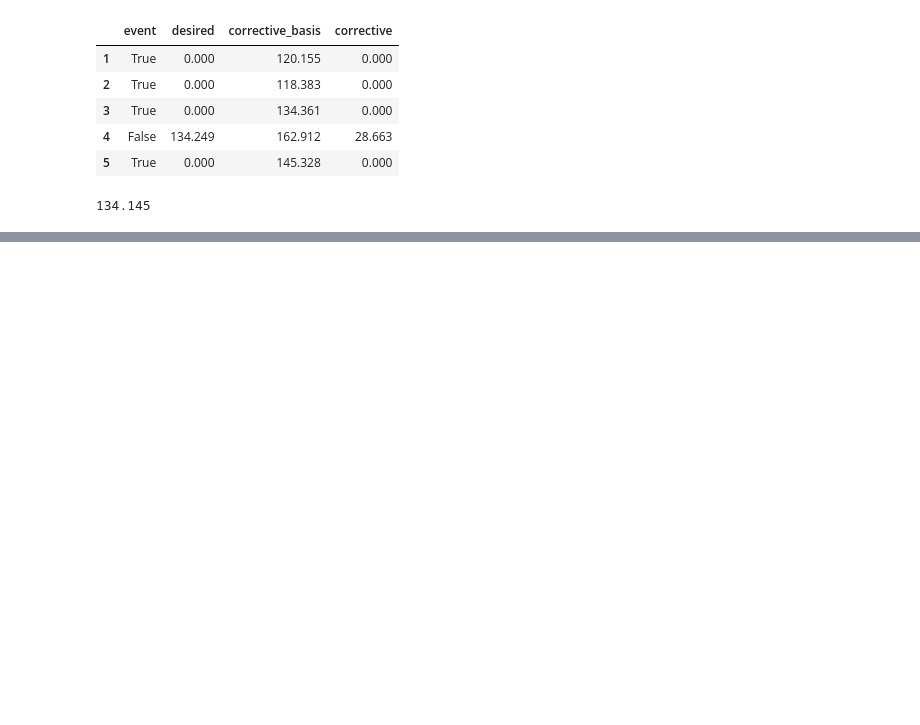
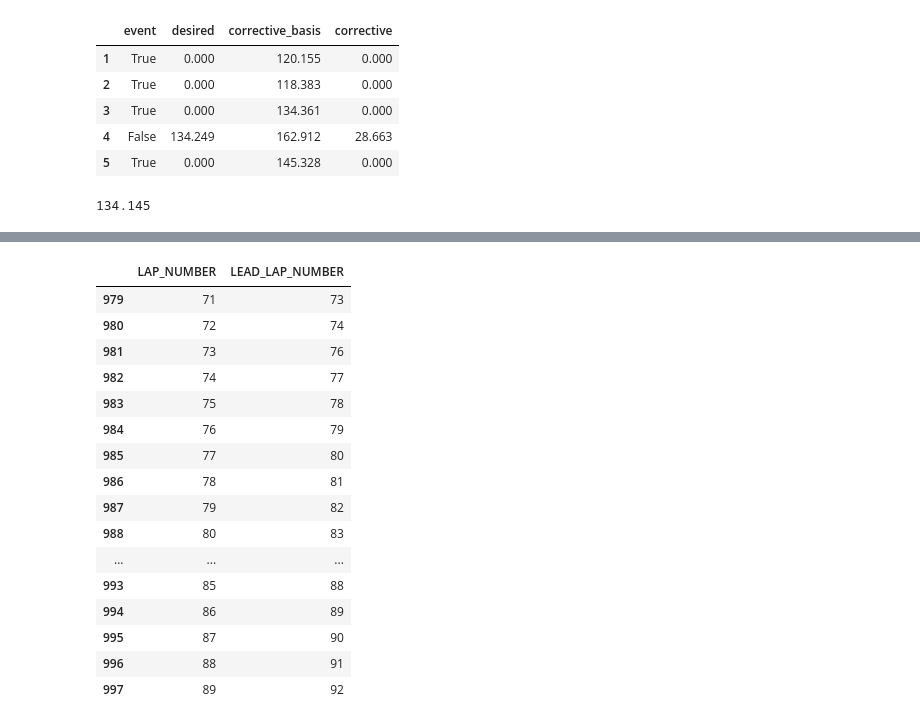
Before and after one commit to f1datajunkie/WEC, a Jupyter notebook: notebooks/Race Events.ipynb, the cells around one changed output, grey strips where cells are left out. Cells and saved outputs as stored; diff of their text form; code cells hidden in the pictures; blank space fills up the shorter version.

```diff
--- a/notebooks/Race Events.ipynb
+++ b/notebooks/Race Events.ipynb
@@ -526,0 +562,20 @@ streak_len( streak( ~colours_df['event'] ) ).apply(lambda x: atypical_lap_band(x
+# %%
+laptimes[(laptimes['NUMBER']=='31') & (laptimes['LAP_NUMBER']>70)& (laptimes['LAP_NUMBER']<90) ][['LAP_NUMBER','LEAD_LAP_NUMBER']]
+# %% [output]
+|  | LAP_NUMBER | LEAD_LAP_NUMBER |
+| 979 | 71 | 73 |
+| 980 | 72 | 74 |
+| 981 | 73 | 76 |
+| 982 | 74 | 77 |
+| 983 | 75 | 78 |
+| 984 | 76 | 79 |
+| 985 | 77 | 80 |
+| 986 | 78 | 81 |
+| 987 | 79 | 82 |
+| 988 | 80 | 83 |
+| ... | ... | ... |
+| 993 | 85 | 88 |
+| 994 | 86 | 89 |
+| 995 | 87 | 90 |
+| 996 | 88 | 91 |
+| 997 | 89 | 92 |
```
Also changed, not shown: parts of 13 cells of this notebook, 1 other file.
